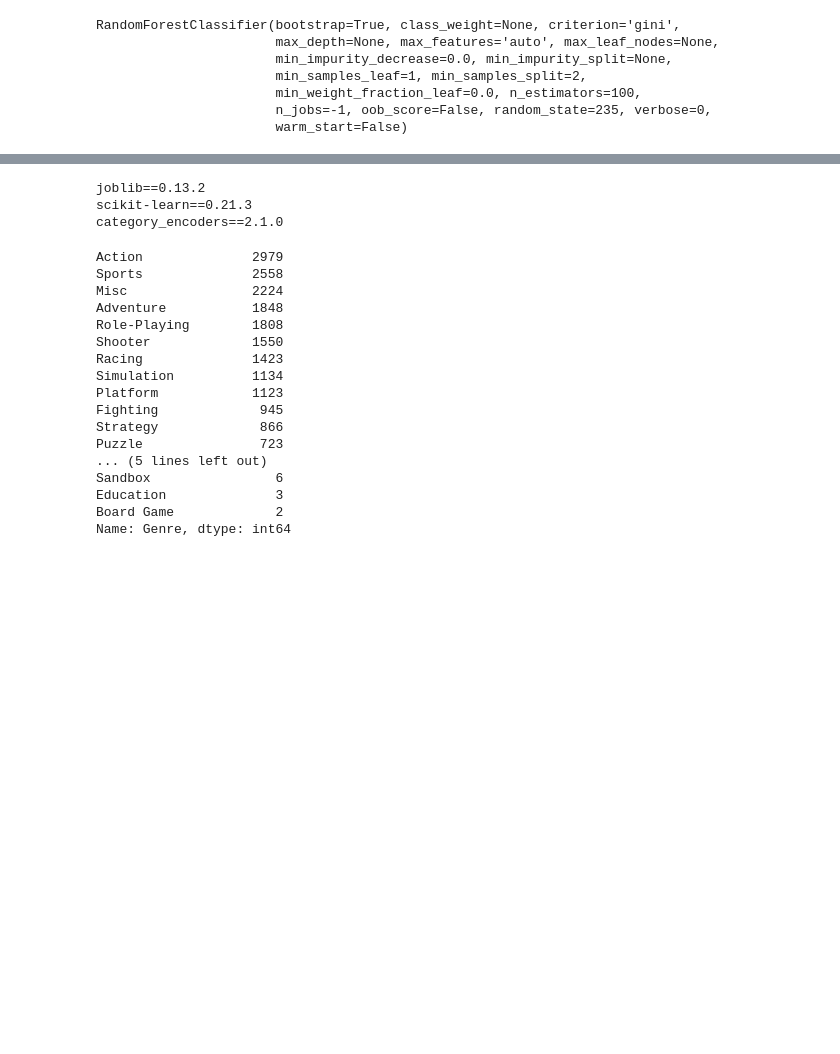
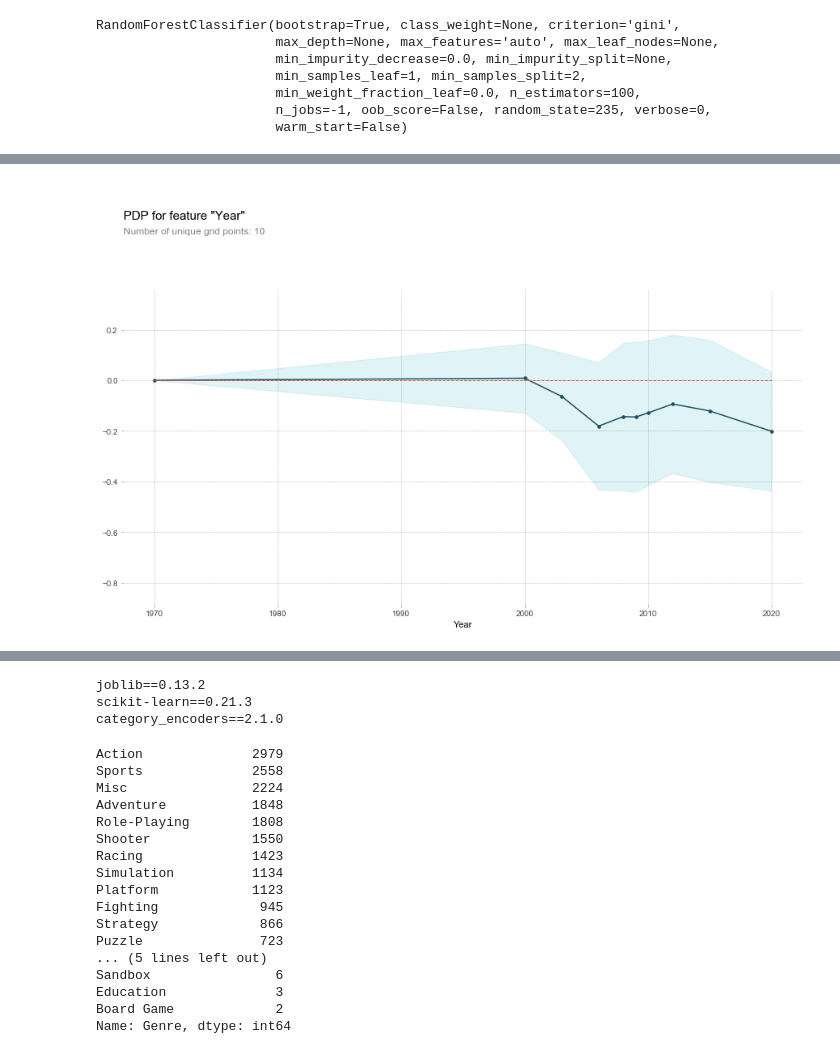
Before and after one commit to TimTree/vgsales-project, a Jupyter notebook: notebooks/notebookTues.ipynb, the cells around one changed output, grey strips where cells are left out. Cells and saved outputs as stored; diff of their text form; code cells hidden in the pictures; blank space fills up the shorter version.

```diff
--- a/notebooks/notebookTues.ipynb
+++ b/notebooks/notebookTues.ipynb
@@ -196,0 +188,17 @@ dump(pipeline, 'pipeline.joblib', compress=True)
+# %%
+from pdpbox.pdp import pdp_isolate, pdp_plot
+import matplotlib.pyplot as plt
+plt.rcParams['figure.dpi'] = 72
+# %%
+feature = 'Year'
+
+isolated = pdp_isolate(
+    model=pipeline,
+    dataset=X_val,
+    model_features=X_val.columns,
+    feature=feature
+)
+
+pdp_plot(isolated, feature_name=feature);
+# %% [output]
+[figure, added]
```
Also changed, not shown: parts of 26 cells of this notebook, 10 other files.
